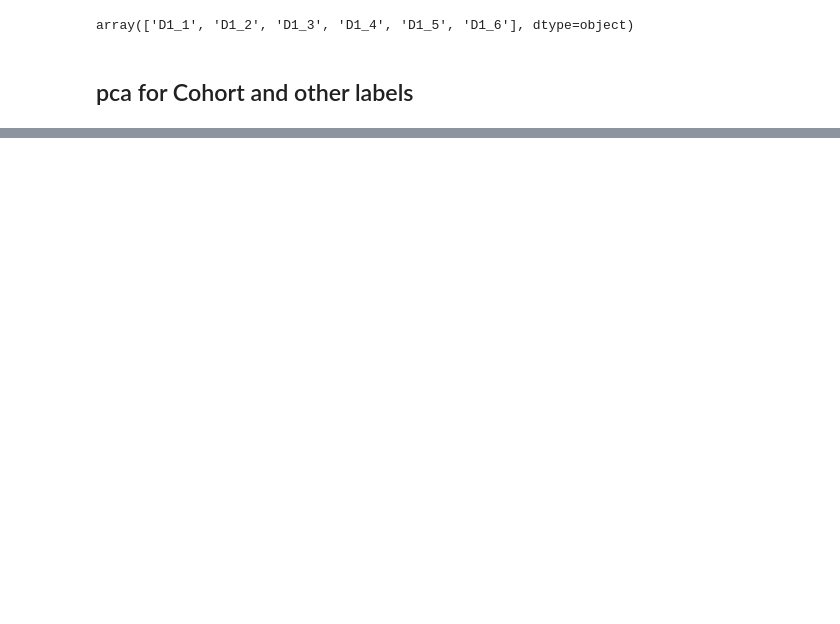
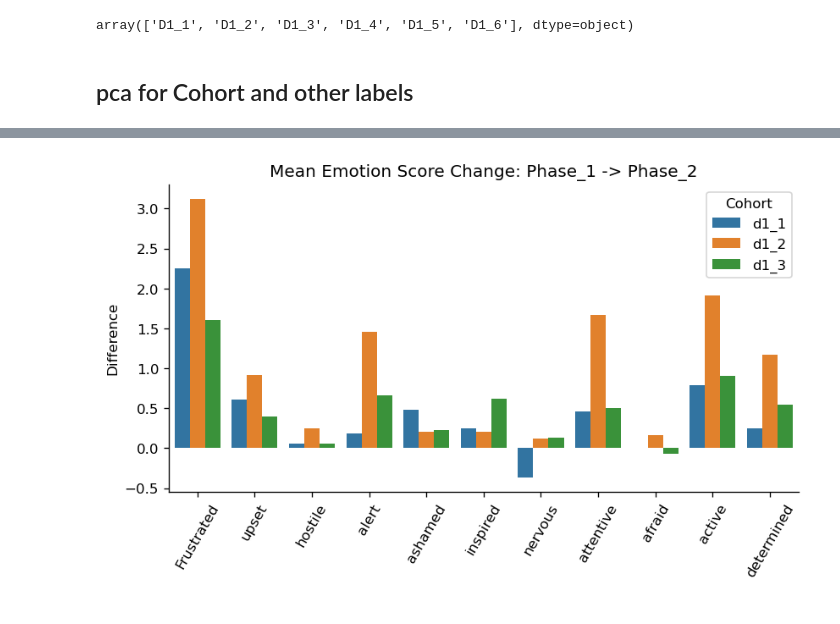
Before and after one commit to Zzanis/Case_1, a Jupyter notebook: case2_explore_Adomas.ipynb, the cells around one changed output, grey strips where cells are left out. Saved outputs shown, nothing was run; the diff lists cells and outputs as text; code cells hidden in the pictures; blank space fills up the shorter version.

```diff
--- a/case2_explore_Adomas.ipynb
+++ b/case2_explore_Adomas.ipynb
@@ -161,0 +278,3 @@ plt.show()
+# %%
+emo_change_df = cohort_grouped.loc[cohort_grouped.Phase != 'phase3'].copy()
+emo_change_df.sort_values(by=['cohort_recom','Phase',], ascending=False)
@@ -161,0 +289,25 @@ plt.show()
+# %%
+# Assuming your data is stored in a pandas DataFrame called 'emo_change_df'
+
+# Step 1: Filter Data by Phase
+phase1_data = emo_change_df[emo_change_df['Phase'] == 'phase1']
+phase2_data = emo_change_df[emo_change_df['Phase'] == 'phase2']
+
+# Step 2: Group by Cohort Recommendation
+phase1_grouped = phase1_data.groupby('cohort_recom')
+phase2_grouped = phase2_data.groupby('cohort_recom')
+
+# Step 3: Calculate Mean Difference for Each Emotion
+emotion_diff = {}
+for emotion in emo_change_df.columns[2:]:  # Assuming the emotions start from the 4th column
+    diff = {}
+    for cohort, group1 in phase1_grouped:
+        group2 = phase2_grouped.get_group(cohort)
+        diff[cohort] = group2[emotion].mean() - group1[emotion].mean()
+    emotion_diff[emotion] = diff
+
+# Convert dictionary to DataFrame for easier manipulation
+emotion_diff_df = pd.DataFrame(emotion_diff)
+
+# Display the resulting DataFrame
+emotion_diff_df
@@ -161,0 +319,19 @@ plt.show()
+# %%
+emotion_diff_df = emotion_diff_df.reset_index().melt(id_vars='index')
+# %%
+fig, ax = plt.subplots(figsize = (8,4), dpi = 120)
+sns.barplot(
+    data=emotion_diff_df,
+    x='variable',
+    y = 'value',
+    hue = 'index'
+)
+sns.despine()
+plt.title('Mean Emotion Score Change: Phase_1 -> Phase_2')
+plt.ylabel('Difference')
+plt.xlabel(' ')
+plt.legend(title = 'Cohort')
+plt.xticks(rotation = 60)
+plt.show()
+# %% [output]
+[figure, added]
```
Also changed, not shown: parts of 15 cells of this notebook, 3 other files.
